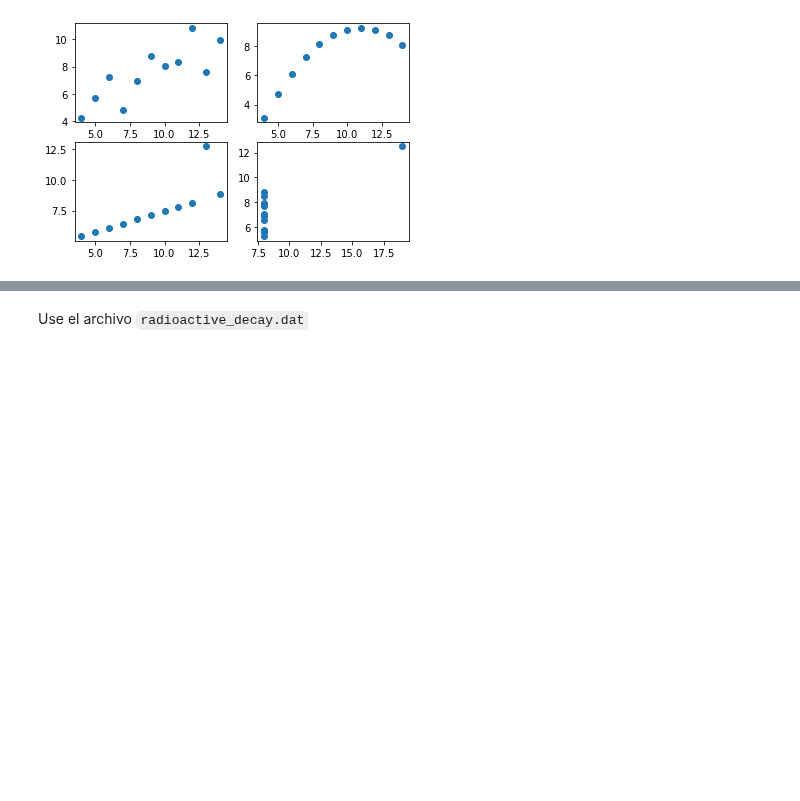
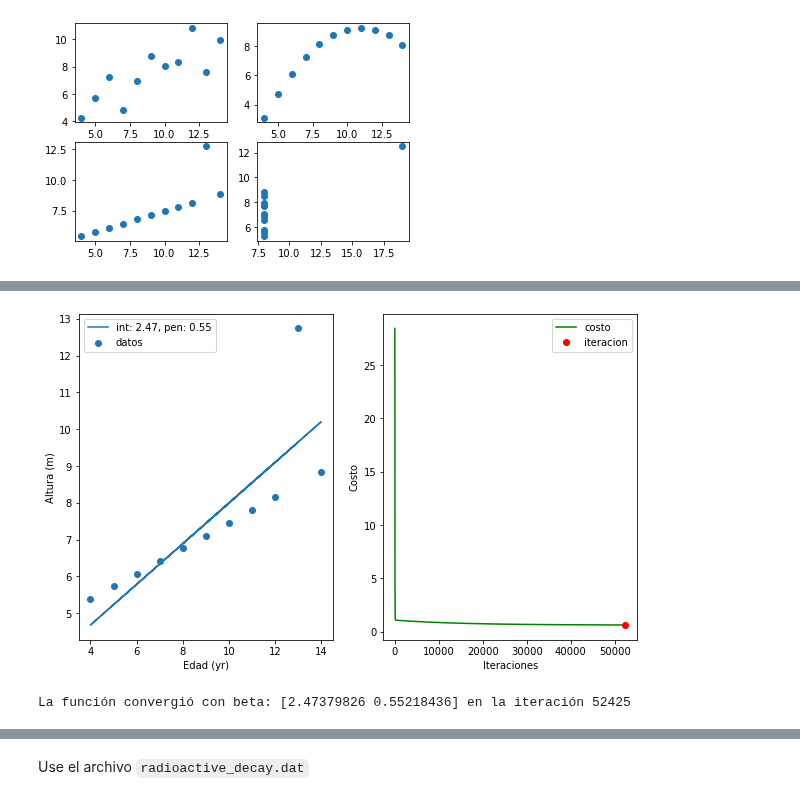
Before and after one commit to Skalas/Matematicas-Computacionales-fall2021, a Jupyter notebook: alumnos/MR1B4RR4/tareas/tarea1/tareas.ipynb, the cells around one changed output, grey strips where cells are left out. Cells and saved outputs as stored; diff of their text form; code cells hidden in the pictures; blank space fills up the shorter version.

```diff
--- a/alumnos/MR1B4RR4/tareas/tarea1/tareas.ipynb
+++ b/alumnos/MR1B4RR4/tareas/tarea1/tareas.ipynb
@@ -189,0 +240,10 @@ r1.gradientDescent(X1,Y1)
+# %%
+plotModelo(X3,Y3, r3, 52432)
+# %% [output]
+[figure, added]
+# %%
+#para los datos de X4 y Y4
+r4 = RegresionLineal(alpha=0.0003, max_iters=1000000, tols=0.000001)
+r4.gradientDescent(X4,Y4)
+# %% [output]
+La función convergió con beta: [2.47379826 0.55218436] en la iteración 52425
```
Also changed, not shown: parts of 17 cells of this notebook, 1 other file.
